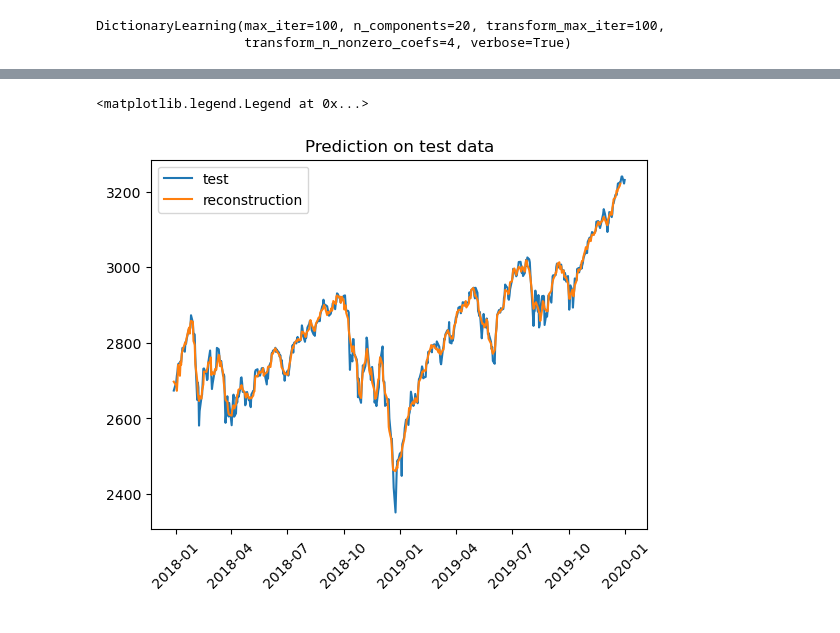
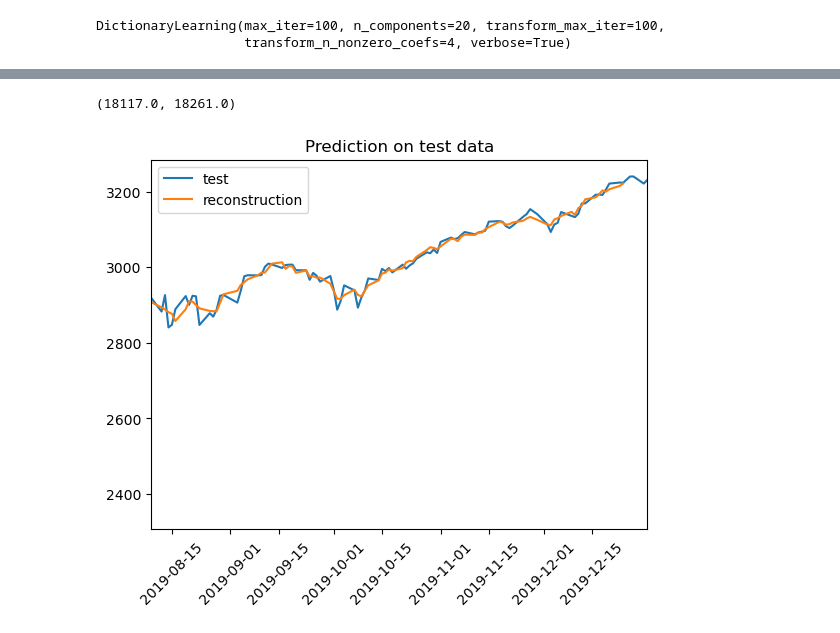
Before and after one commit to SullivanCastro/TimeSeriesProject, a Jupyter notebook: experiments.ipynb, the cells around one changed output, grey strips where cells are left out. Saved outputs shown, nothing was run; the diff lists cells and outputs as text; code cells hidden in the pictures.

```diff
--- a/experiments.ipynb
+++ b/experiments.ipynb
@@ -9,14 +9,19 @@ import pandas as pd
 from src.fts_src import FinancialTimeSeriesSparseModel
 from src.metrics import rmsre
 from src.mesax import meSAX
+from src.data_generator import download_data
 
 
 from sklearn.model_selection import train_test_split
+from statsmodels.tsa.stattools import adfuller
 
 import yfinance as yf
 
 import matplotlib.pyplot as plt
 
+# global matplotlib settings fontsize
+plt.rcParams.update({'font.size': 14})
+
 %load_ext autoreload
 %autoreload 2
 # %% [output]
@@ -29,19 +33,3 @@ ASSET_NAME = '^GSPC'
 START_DATE = '2010-01-01'
 END_DATE = '2020-01-01'
 TRAIN_PROPORTION = 0.8
-# %%
-df = yf.download(ASSET_NAME, start=START_DATE, end=END_DATE)
-
-# unpivot the dataframe by removing columns name
-df = df.stack().reset_index()
-df.columns.name = None
-data = df.set_index('Date')[['Close']]
-# train test split
-train, test = train_test_split(data, train_size=TRAIN_PROPORTION, test_size=1-TRAIN_PROPORTION, shuffle=False)
-
-# plot the train and test data
-plt.plot(train, label='train')
-plt.plot(test, label='test')
-plt.title('Train and Test data - ' + ASSET_NAME)
-plt.legend()
-plt.show()
@@ -118,5 +218,6 @@ plt.plot(test.index, prediction, label='reconstruction')
 plt.title('Prediction on test data')
 plt.xticks(rotation=45)
 plt.legend()
+plt.xlim(test.index[-100], test.index[-1])
 # %% [output]
 Compression ratio: 7.5
@@ -124,2 +225,2 @@ RMSRE: 0.006631597460967826
-<matplotlib.legend.Legend at 0x...>
+(18117.0, 18261.0)
-[figure, old version]
+[figure, new version]
```
Also changed, not shown: parts of 23 cells of this notebook, 1 other file.
